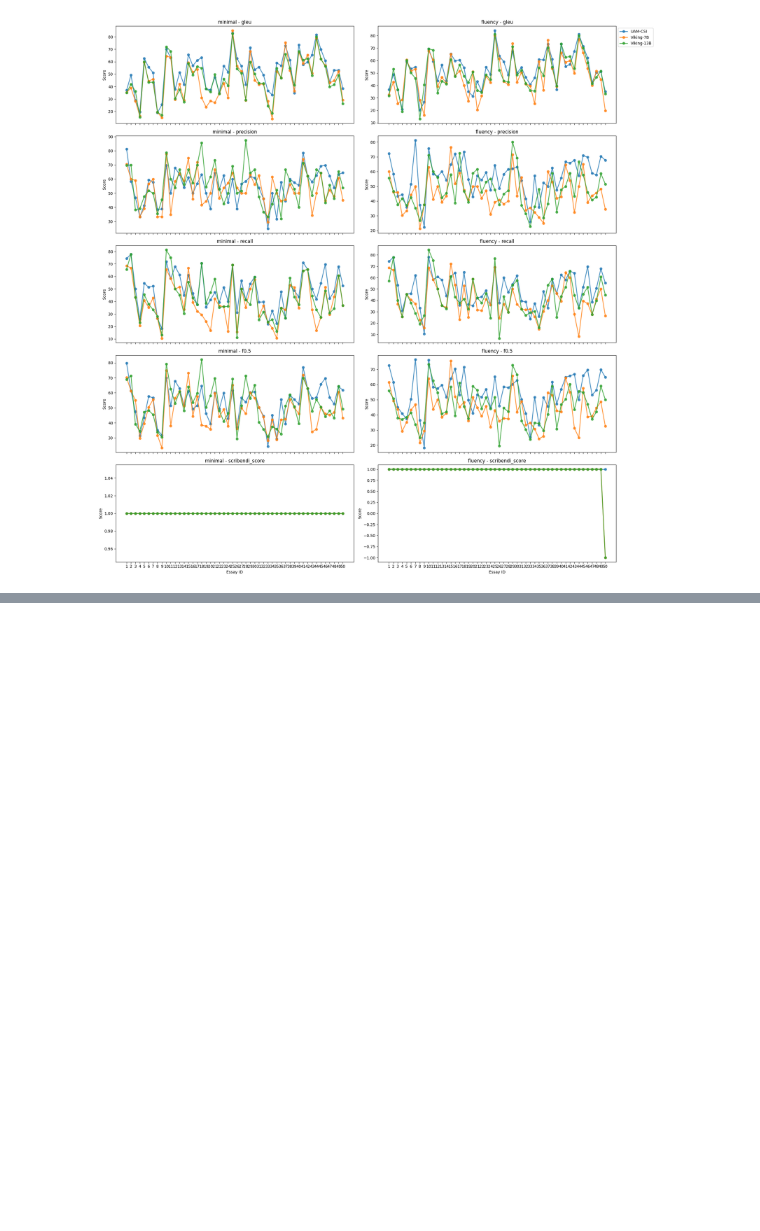
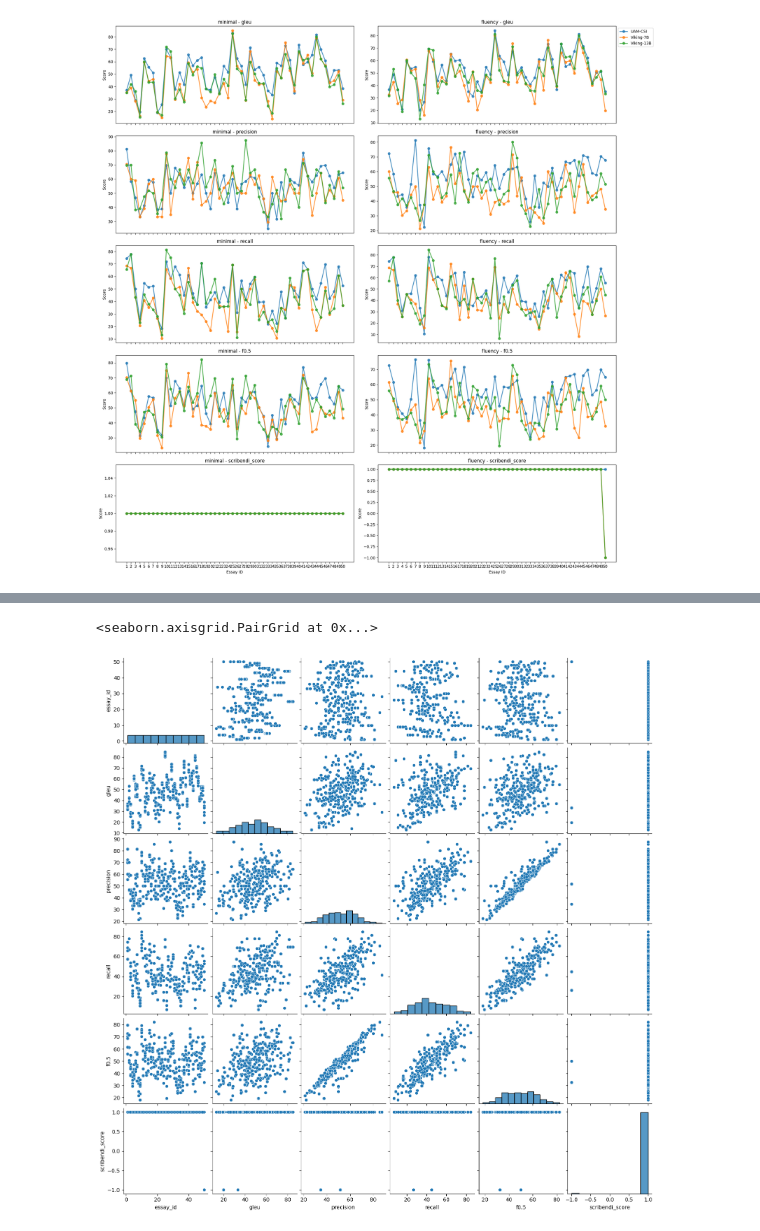
Before and after one commit to kraft242/da231x, a Jupyter notebook: evaluate/plot.ipynb, the cells around one changed output, grey strips where cells are left out. Saved outputs shown, nothing was run; the diff lists cells and outputs as text; code cells hidden in the pictures; blank space fills up the shorter version.

```diff
--- a/evaluate/plot.ipynb
+++ b/evaluate/plot.ipynb
@@ -222,0 +223,36 @@ for score in score_cols:
+# %%
+# pairwise_long = pairwise_df.melt(
+#    id_vars=[styles_label, team_label, "essay_id"],
+#    var_name="score_type",
+#    value_name="score"
+# )
+# pairwise_long["essay_id"] = pairwise_long["essay_id"].astype(str)
+# Filter to only the relevant score columns + correction_style
+score_cols = ['gleu', 'precision', 'recall', 'f0.5', 'scribendi_score']
+plot_df = pairwise_df[score_cols + ['correction_style']].copy()
+
+styles = pairwise_df["correction_style"].unique()
+teams = pairwise_df["system"].unique()
+for score in score_cols:
+    score_df = pairwise_df[["system", "correction_style", score]]
+    # TODO: Finish
+
+sns.pairplot(pairwise_df)
+
+## Create pairplot with seaborn
+#sns.pairplot(
+#    plot_df,
+#    hue='correction_style',
+#    palette='Set2',
+#    diag_kind='kde',  # or 'hist'
+#    plot_kws={'alpha': 0.7, 's': 40},  # transparency & point size
+#    corner=True  # Optional: omit mirrored plots
+#)
+#
+#plt.suptitle("Pairwise Score Comparisons by Correction Style",
+#             fontsize=16, y=1.02)
+#plt.tight_layout()
+#plt.show()
+# %% [output]
+<seaborn.axisgrid.PairGrid at 0x...>
+[figure, added]
```
Also changed, not shown: parts of 1 cell of this notebook.
